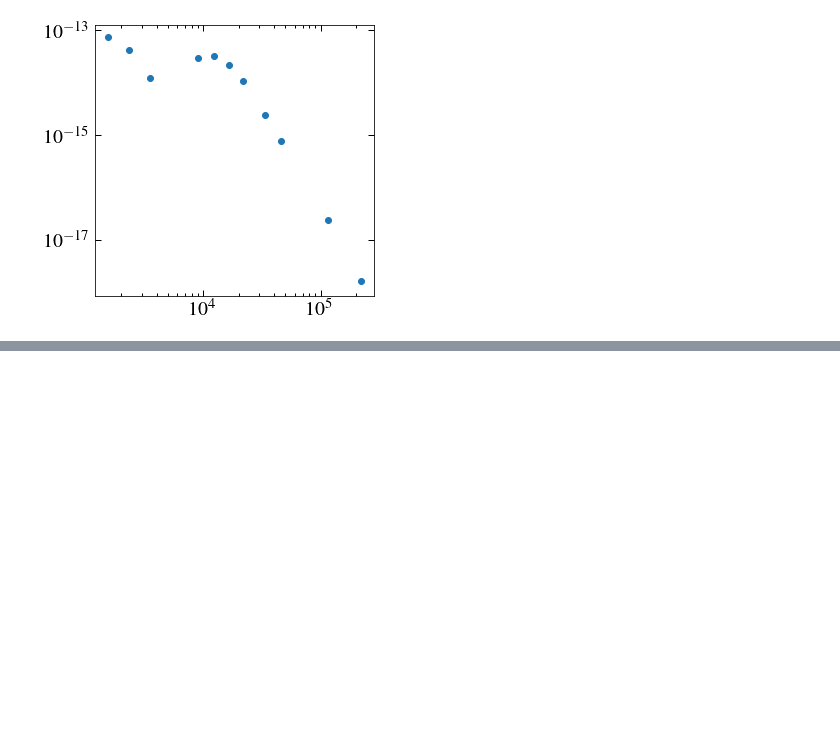
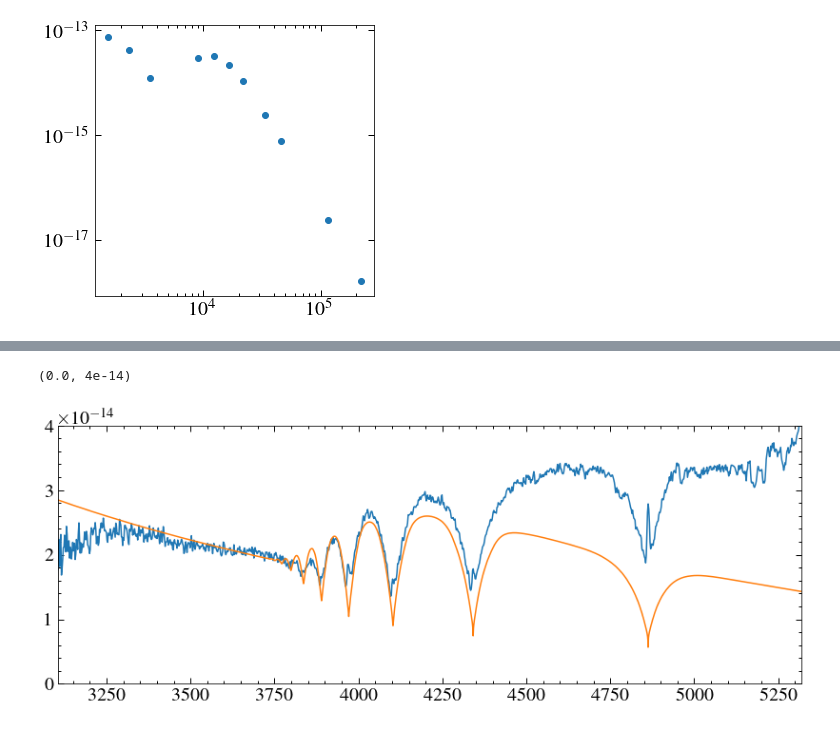
Before and after one commit to davidjwilson/pceb, a Jupyter notebook: eg_uma/eg_uma_sed.ipynb, the cells around one changed output, grey strips where cells are left out. Drawn from its saved outputs; the diff is of its cells as text; code cells hidden in the pictures; blank space fills up the shorter version.

```diff
--- a/eg_uma/eg_uma_sed.ipynb
+++ b/eg_uma/eg_uma_sed.ipynb
@@ -144,0 +148,8 @@ plt.yscale('log')
+# %%
+plt.plot(wo, fo*2.7e11)
+plt.plot(mw, mf)
+plt.xlim(wo[0].value, wo[-1].value)
+plt.ylim(0, 0.4e-13)
+# %% [output]
+(0.0, 4e-14)
+[figure, added]
```
Also changed, not shown: parts of 9 cells of this notebook, 5 other files.
